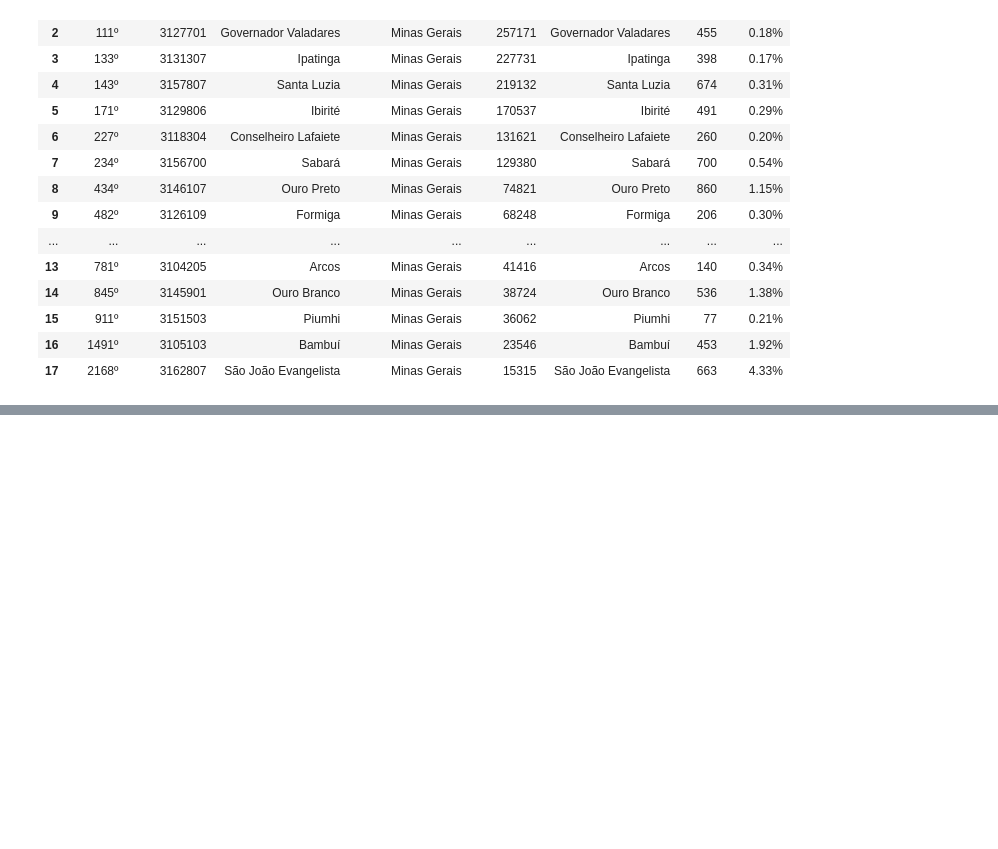
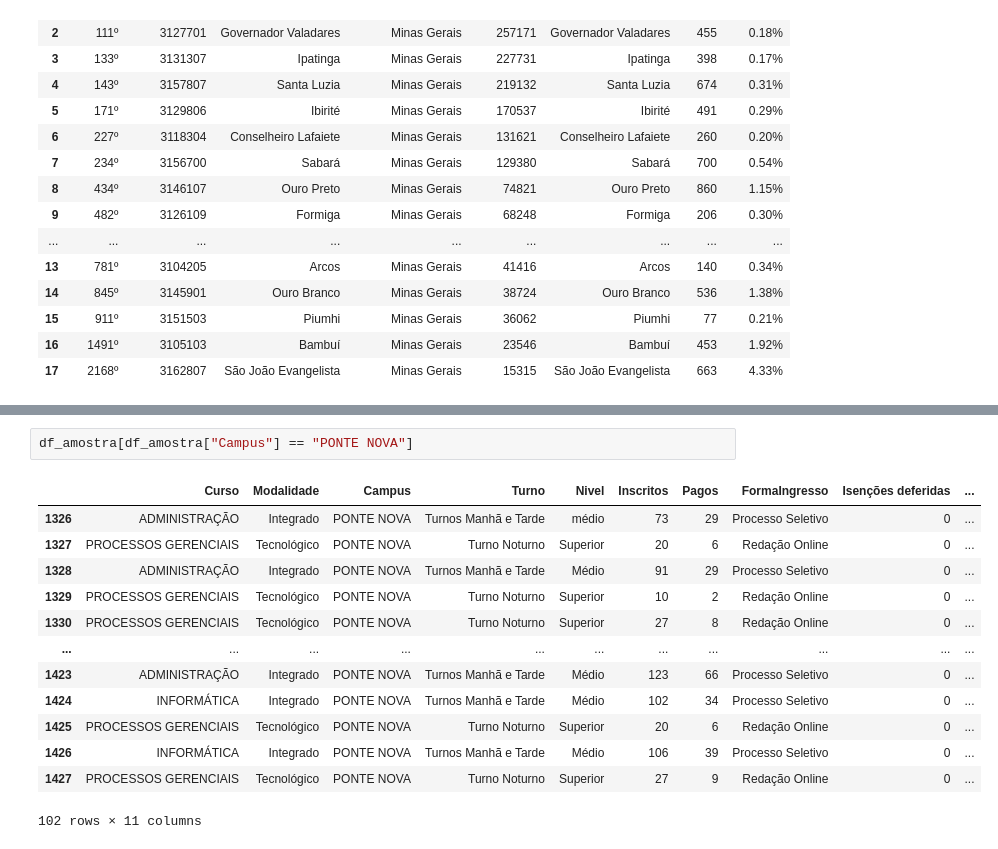
Before and after one commit to lucianovilasboas/vestibular2025, a Jupyter notebook: testes.ipynb, the cells around one changed output, grey strips where cells are left out. Cells and saved outputs as stored; diff of their text form; blank space fills up the shorter version.

```diff
--- a/testes.ipynb
+++ b/testes.ipynb
@@ -326,0 +390,16 @@ df_merged.style.format({"Can_Pop": "{:.2f}%"})
+# %%
+df_amostra[df_amostra["Campus"] == "PONTE NOVA"]
+# %% [output]
+|  | Curso | Modalidade | Campus | Turno | Nivel | Inscritos | Pagos | FormaIngresso | Isenções deferidas | ... |
+| 1326 | ADMINISTRAÇÃO | Integrado | PONTE NOVA | Turnos Manhã e Tarde | médio | 73 | 29 | Processo Seletivo | 0 | ... |
+| 1327 | PROCESSOS GERENCIAIS | Tecnológico | PONTE NOVA | Turno Noturno | Superior | 20 | 6 | Redação Online | 0 | ... |
+| 1328 | ADMINISTRAÇÃO | Integrado | PONTE NOVA | Turnos Manhã e Tarde | Médio | 91 | 29 | Processo Seletivo | 0 | ... |
+| 1329 | PROCESSOS GERENCIAIS | Tecnológico | PONTE NOVA | Turno Noturno | Superior | 10 | 2 | Redação Online | 0 | ... |
+| 1330 | PROCESSOS GERENCIAIS | Tecnológico | PONTE NOVA | Turno Noturno | Superior | 27 | 8 | Redação Online | 0 | ... |
+| ... | ... | ... | ... | ... | ... | ... | ... | ... | ... | ... |
+| 1423 | ADMINISTRAÇÃO | Integrado | PONTE NOVA | Turnos Manhã e Tarde | Médio | 123 | 66 | Processo Seletivo | 0 | ... |
+| 1424 | INFORMÁTICA | Integrado | PONTE NOVA | Turnos Manhã e Tarde | Médio | 102 | 34 | Processo Seletivo | 0 | ... |
+| 1425 | PROCESSOS GERENCIAIS | Tecnológico | PONTE NOVA | Turno Noturno | Superior | 20 | 6 | Redação Online | 0 | ... |
+| 1426 | INFORMÁTICA | Integrado | PONTE NOVA | Turnos Manhã e Tarde | Médio | 106 | 39 | Processo Seletivo | 0 | ... |
+| 1427 | PROCESSOS GERENCIAIS | Tecnológico | PONTE NOVA | Turno Noturno | Superior | 27 | 9 | Redação Online | 0 | ... |
+102 rows × 11 columns
```
Also changed, not shown: parts of 4 cells of this notebook, 2 other files.
